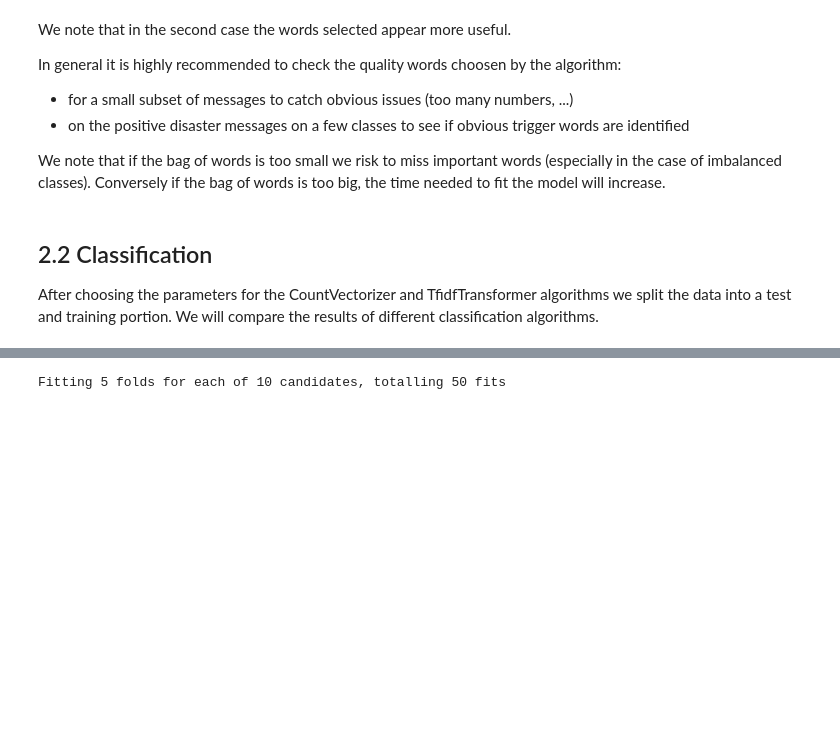
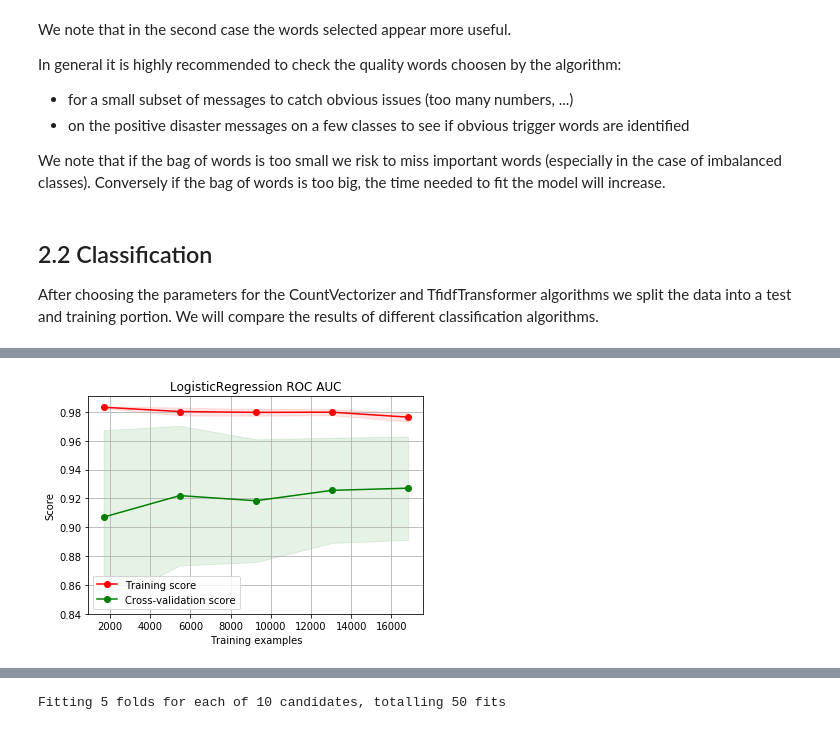
Before and after one commit to marco-bellini/NLP_disaster, a Jupyter notebook: classify_ttv.ipynb, the cells around one changed output, grey strips where cells are left out. Cells and saved outputs as stored; diff of their text form; code cells hidden in the pictures; blank space fills up the shorter version.

```diff
--- a/classify_ttv.ipynb
+++ b/classify_ttv.ipynb
@@ -176,6 +179,14 @@ The CountVectorizer tool is used to extract the most relevant (typically the mos
 If we use the CountVectorizer function naively naively, we observe that:
 * commond words with little predicted value (and, like, be, but ...) are included.
 * names of countries, cities and nationalities may also included
+# %%
+df=df[['message','food']]
+
+test_df=pd.read_csv('disaster_response_messages_test.csv')
+test_df=test_df[['message','food']]
+
+valid_df=pd.read_csv('disaster_response_messages_validation.csv')
+valid_df=valid_df[['message','food']]
 # %%
 bow = CountVectorizer(max_features=1000,)
 bow.fit(df.loc[0:1000,'message'])
@@ -249,3 +260,13 @@ Y_test=test_df['food']
 
 X_valid=valid_df['message']
 Y_valid=valid_df['food']
+# %%
+pipe1k=Pipeline([
+    ('bow',CountVectorizer(tokenizer = spacy_tokenizer, max_df=0.9,min_df=2, max_features=1000)),
+    ('tfidf', TfidfTransformer() )
+])
+
+pipe10k=Pipeline([
+    ('bow', CountVectorizer(tokenizer = spacy_tokenizer, max_df=0.9,min_df=2, max_features=10000)),
+    ('tfidf',TfidfTransformer()  )
+])
@@ -251,0 +275,5 @@ Y_valid=valid_df['food']
+# %%
+X_train_tdidf = pipe1k.fit_transform(X_train)
+X_test_tdidf =  pipe1k.transform(X_test)
+
+bow1k_unb={'Xtrain':X_train_tdidf, 'Ytrain':Y_train, 'Xtest':X_test_tdidf, 'Ytest':Y_test}
@@ -251,0 +286,6 @@ Y_valid=valid_df['food']
+# %%
+clf=LogisticRegression(random_state=0, solver='liblinear',penalty='l1',max_iter=200,class_weight='balanced' )
+# %%
+dfh.plot_learning_curve(clf, 'LogisticRegression ROC AUC', bow1k_unb['Xtrain'], bow1k_unb['Ytrain'], ylim=None, cv=5,
+                    n_jobs=4, train_sizes=np.linspace(.1, 1.0, 5), scoring='roc_auc')
+# %% [output]
@@ -251,0 +293 @@ Y_valid=valid_df['food']
+[figure, added]
```
Also changed, not shown: parts of 56 cells of this notebook, 1 other file.
